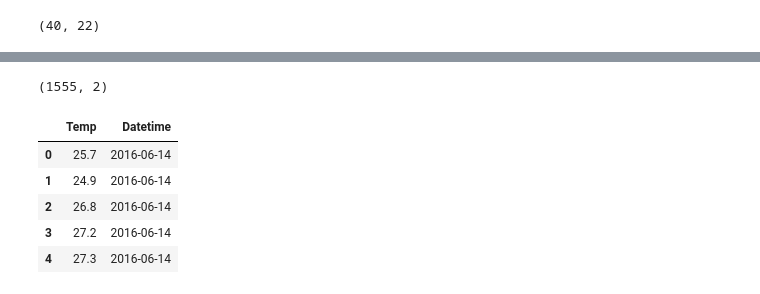
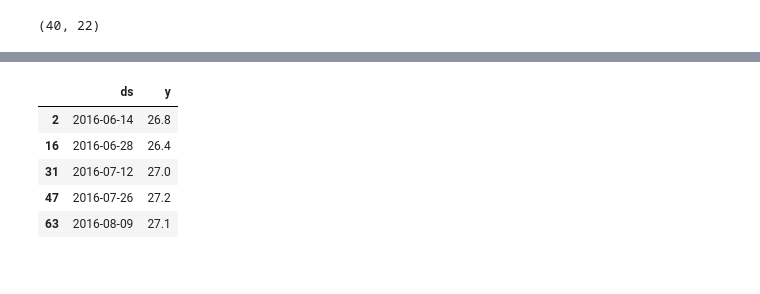
Before and after one commit to benkarlsberg/Maui-Water-Quality-Analysis, a Jupyter notebook: EDA.ipynb, the cells around one changed output, grey strips where cells are left out. Saved outputs shown, nothing was run; the diff lists cells and outputs as text; code cells hidden in the pictures.

```diff
--- a/EDA.ipynb
+++ b/EDA.ipynb
@@ -120,0 +129,2 @@ plt.hist(rab['Temp'], bins= 15)
+# %%
+rab_temp = rab[['Datetime', 'Temp']]
@@ -198,13 +172,11 @@ rpo = westMaui[['Temp', 'Datetime']]
-# %%
-rpo.shape
-# %% [output]
-(1555, 2)
+# %%
+rab_temp = rab_temp.rename(columns= {"Datetime": "ds", "Temp": "y"})
 # %%
-rpo.head()
+rab_temp.head()
 # %% [output]
-|  | Temp | Datetime |
-| 0 | 25.7 | 2016-06-14 |
-| 1 | 24.9 | 2016-06-14 |
-| 2 | 26.8 | 2016-06-14 |
-| 3 | 27.2 | 2016-06-14 |
-| 4 | 27.3 | 2016-06-14 |
+|  | ds | y |
+| 2 | 2016-06-14 | 26.8 |
+| 16 | 2016-06-28 | 26.4 |
+| 31 | 2016-07-12 | 27.0 |
+| 47 | 2016-07-26 | 27.2 |
+| 63 | 2016-08-09 | 27.1 |
```
Also changed, not shown: parts of 28 cells of this notebook.
